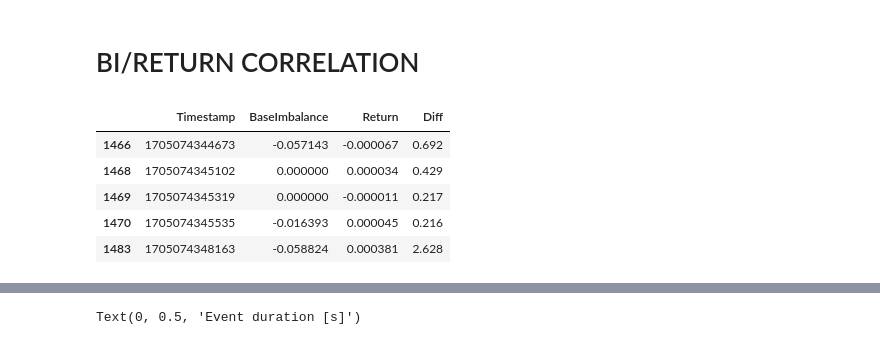
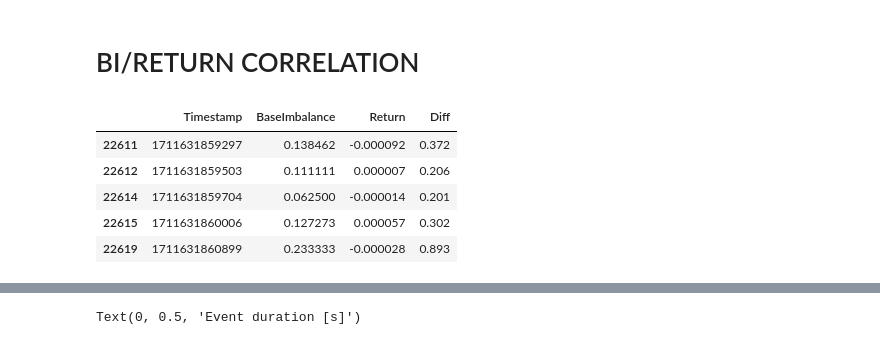
Before and after one commit to daxus4/hawkes, a Jupyter notebook: notebooks/presentation.ipynb, the cells around one changed output, grey strips where cells are left out. Saved outputs shown, nothing was run; the diff lists cells and outputs as text; code cells hidden in the pictures.

```diff
--- a/notebooks/presentation.ipynb
+++ b/notebooks/presentation.ipynb
@@ -58,18 +58,19 @@ def get_decile_mean_df(metrics_df: pd.DataFrame) -> pd.DataFrame:
     average_values = metrics_df.groupby('decile')[['BaseImbalance', 'Return']].mean()
     return average_values
 # %%
-best_density_df = read_best_densities_df('data/best_densities_full.csv')
-orderbook_df = get_all_df(best_density_df, '/home/davide/Desktop/phd/bitfinex-api-py/data/orderbook_changes')
+pair = 'BTC_USDT'
+best_density_df = read_best_densities_df(f'data_{pair}/best_densities_full.csv')
+orderbook_df = get_all_df(best_density_df, f'/home/davide/Desktop/phd/bitfinex-api-py/data/{pair}/orderbook_changes')
 orderbook_df['Diff'] = (orderbook_df['Diff']).abs() / 1000
 
 orderbook_df.head()
 # %% [output]
 |  | Timestamp | BaseImbalance | Return | Diff |
-| 1466 | 1705074344673 | -0.057143 | -0.000067 | 0.692 |
-| 1468 | 1705074345102 | 0.000000 | 0.000034 | 0.429 |
-| 1469 | 1705074345319 | 0.000000 | -0.000011 | 0.217 |
-| 1470 | 1705074345535 | -0.016393 | 0.000045 | 0.216 |
-| 1483 | 1705074348163 | -0.058824 | 0.000381 | 2.628 |
+| 22611 | 1711631859297 | 0.138462 | -0.000092 | 0.372 |
+| 22612 | 1711631859503 | 0.111111 | 0.000007 | 0.206 |
+| 22614 | 1711631859704 | 0.062500 | -0.000014 | 0.201 |
+| 22615 | 1711631860006 | 0.127273 | 0.000057 | 0.302 |
+| 22619 | 1711631860899 | 0.233333 | -0.000028 | 0.893 |
 # %%
 orderbook_df[['BaseImbalance', 'Return']].corr()
 # %% [output]
```
Also changed, not shown: parts of 18 cells of this notebook, 15 other files.
